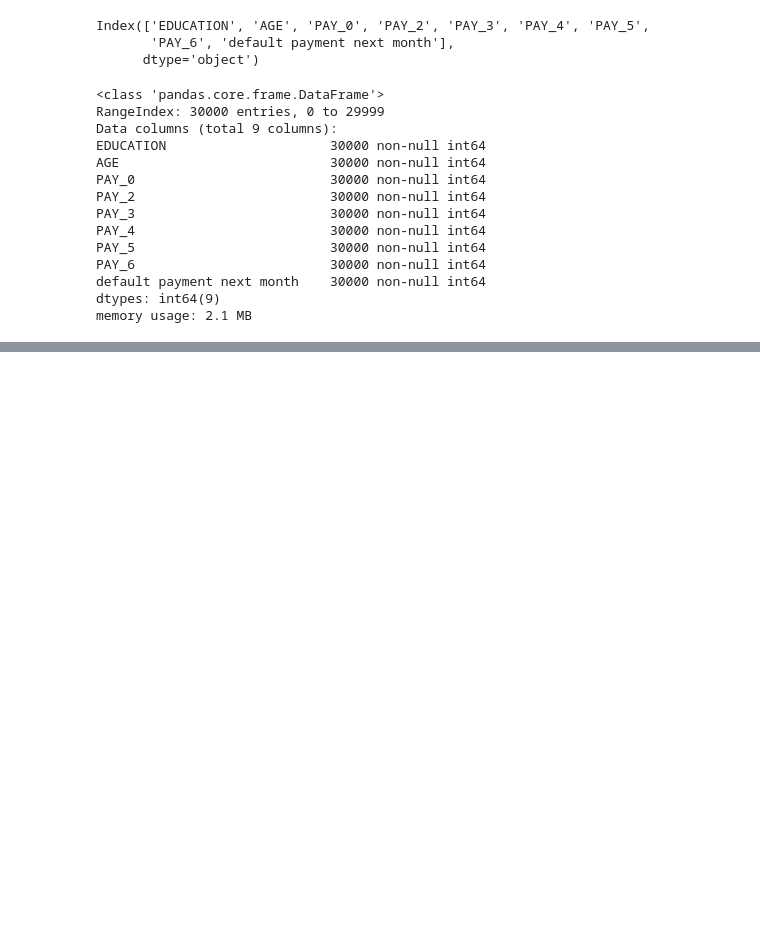
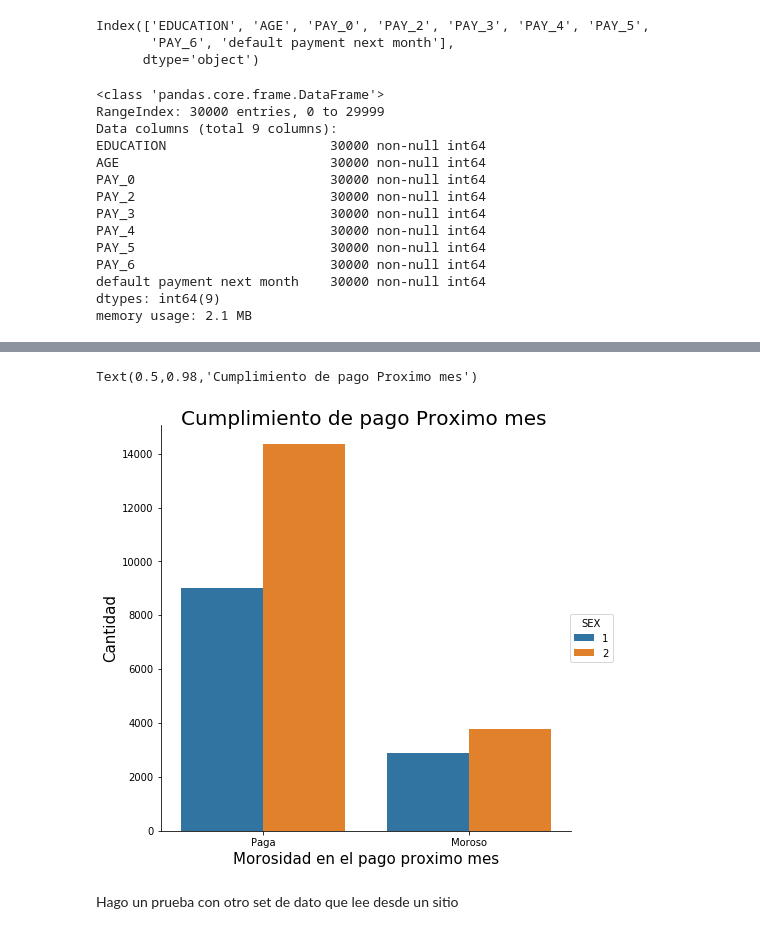
Before and after one commit to KatyaBrenes/Data-Science-Task1, a Jupyter notebook: C5 Task2 KatyaBrenesv2.ipynb, the cells around one changed output, grey strips where cells are left out. Drawn from its saved outputs; the diff is of its cells as text; code cells hidden in the pictures; blank space fills up the shorter version.

```diff
--- a/C5 Task2 KatyaBrenesv2.ipynb
+++ b/C5 Task2 KatyaBrenesv2.ipynb
@@ -589,0 +640,14 @@ memory usage: 2.1 MB
+# %%
+g = sns.factorplot("default payment next month", data=credit, hue="SEX", kind="count", aspect=1.75)
+g.fig.set_size_inches(7, 7)
+g.set_xlabels("Morosidad en el pago proximo mes", fontsize= 15)
+g.set_xticklabels(['Paga', 'Moroso'], fontsize= 10)
+#g.set_hueticklabels(['Hombre', 'Mujer'], fontsize= 7)
+#g.set_leyendticklabels(['Hombre', 'Mujer'], fontsize= 7)
+g.set_ylabels("Cantidad",fontsize= 15)
+g.fig.suptitle('Cumplimiento de pago Proximo mes', fontsize= 20)
+# %% [output]
+Text(0.5,0.98,'Cumplimiento de pago Proximo mes')
+[figure, added]
+# %% [markdown]
+Hago un prueba con otro set de dato que lee desde un sitio
```
Also changed, not shown: parts of 21 cells of this notebook.
